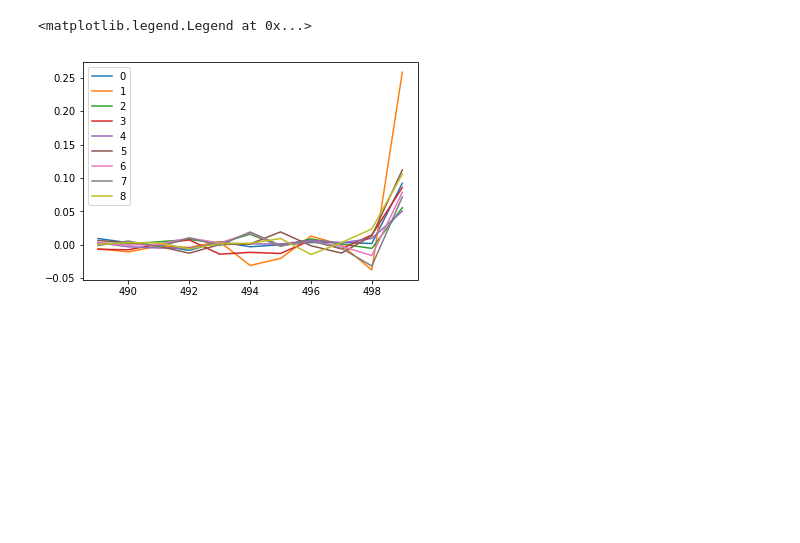
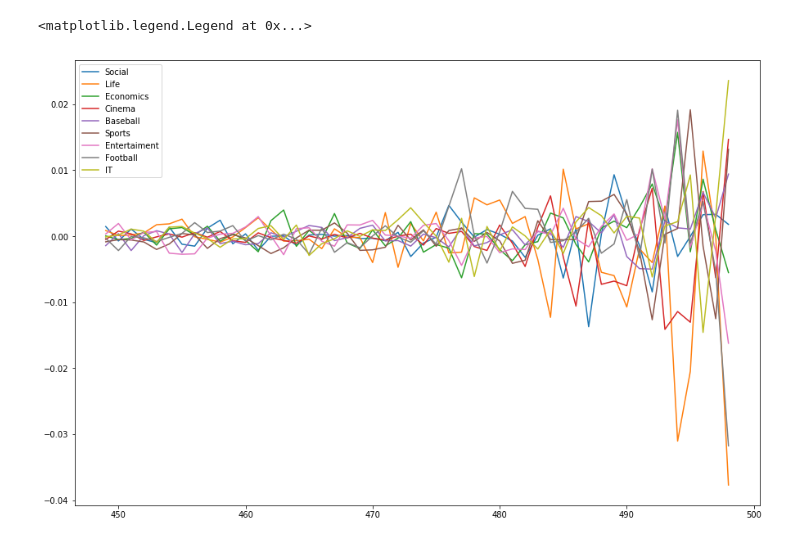
Before and after one commit to tMinamiii/news-category-learning, a Jupyter notebook: Untitled.ipynb, the cells around one changed output. Cells and saved outputs as stored; diff of their text form; code cells hidden in the pictures; blank space fills up the shorter version.

```diff
--- a/Untitled.ipynb
+++ b/Untitled.ipynb
@@ -6,8 +6,12 @@ import numpy as np
 import math
 # %%
 news_vecs = ld.load('ldata/2017-10-13.svdtd')
+tuid = ld.load('ldata/2017-10-13.tuid')
+cat_list = list(tuid.categories)
 label = news_vecs[:,0]
 data = news_vecs[:,1]
+CATEGORIES = {'IT総合':'IT', '映画':'Cinema', '経済総合':'Economics', '野球':'Baseball',
+              '社会':'Social', 'ライフ総合':'Life', 'エンタメ総合':'Entertaiment', 'サッカー':'Football', 'スポーツ総合':'Sports'}
 # %%
 mat_dic = {}
 for l, d in zip(label,data):
@@ -21,3 +25,11 @@ for l, d in zip(label,data):
     else:
         total += d
     mat_dic.update({ind:total})
+# %%
+plt.rcParams['figure.figsize'] = (15.0, 10.0)
+d_len = len(data[0])
+for k,v in mat_dic.items():
+    ave = v/d_len
+    x = [i for i in range(0,50)]
+    plt.plot(x, ave[0:50], label=CATEGORIES[cat_list[k]])
+plt.legend()
@@ -24,10 +39,9 @@ for l, d in zip(label,data):
 # %%
-d_len = len(data[0])
 for k,v in mat_dic.items():
     ave = v/d_len
-    x = [i for i in range(489,d_len)]
-    plt.plot(x, ave[489:], label=k)
+    x = [i for i in range(449,d_len-1)]
+    plt.plot(x, ave[449:d_len-1], label=CATEGORIES[cat_list[k]])
 plt.legend()
 # %% [output]
 <matplotlib.legend.Legend at 0x...>
-[figure, old version]
+[figure, new version]
```
Also changed, not shown: parts of 1 cell of this notebook.
